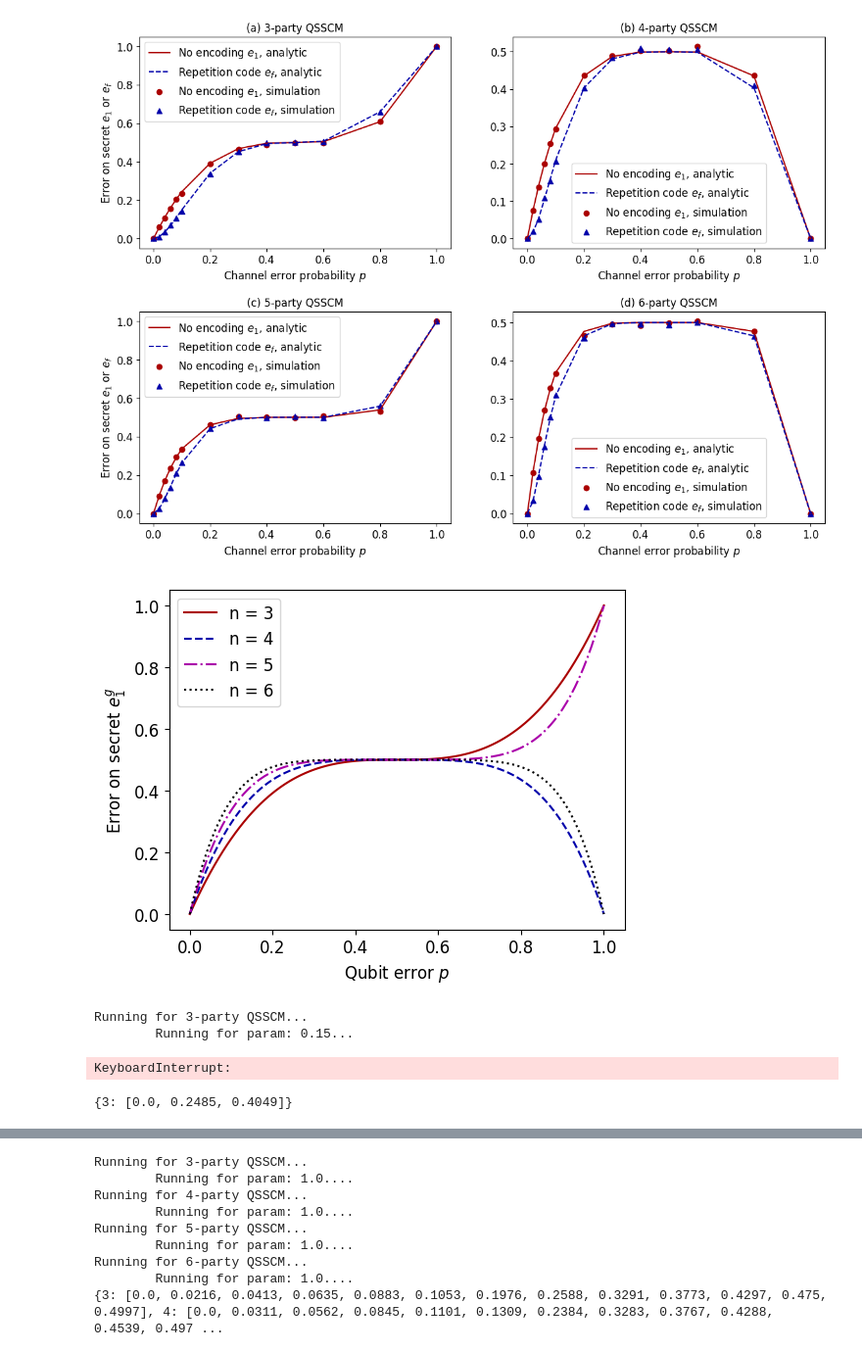
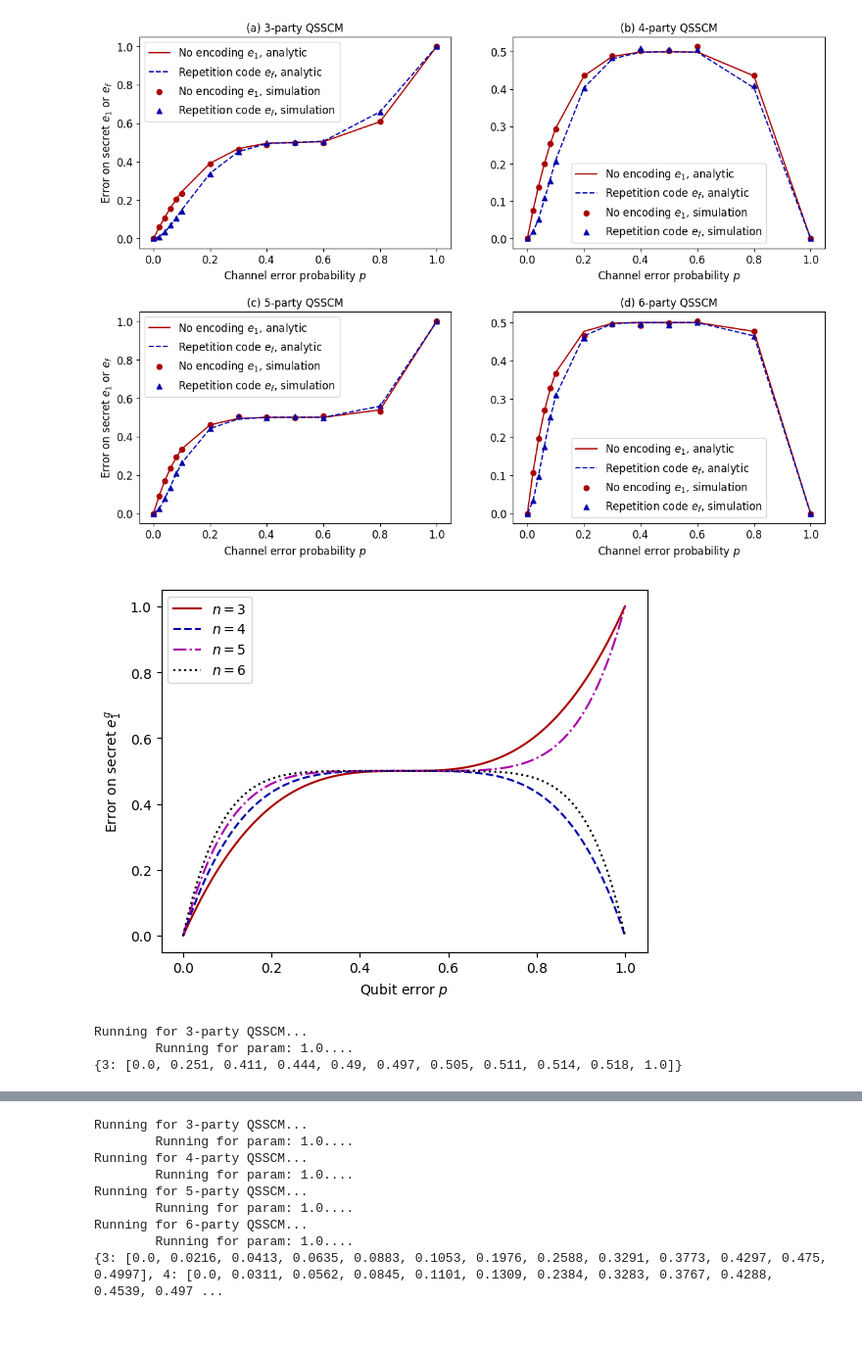
Before and after one commit to sp-k/NoisyQSS, a Jupyter notebook: Untitled.ipynb, the cells around one changed output, grey strips where cells are left out. Shown at 98% size. Drawn from its saved outputs; the diff is of its cells as text; code cells hidden in the pictures; blank space fills up the shorter version.

```diff
--- a/Untitled.ipynb
+++ b/Untitled.ipynb
@@ -258,25 +261,25 @@ show()
 # %%
 from matplotlib.pyplot import subplots, legend, show, savefig
 
 phys_err = [i/100 for i in range(101)]
 
 _, ax = subplots(1, 1)
-ax.plot(phys_err, [0.5*(1-(1-2*p)**3) for p in phys_err], label = r'n = 3', color = '#a00')
-ax.plot(phys_err, [0.5*(1-(1-2*p)**4) for p in phys_err], label = r'n = 4', ls = '--', color = '#00a')
-ax.plot(phys_err, [0.5*(1-(1-2*p)**5) for p in phys_err], label = r'n = 5', ls = '-.', color = '#a0a')
-ax.plot(phys_err, [0.5*(1-(1-2*p)**6) for p in phys_err], label = r'n = 6', ls = ':', color = '#000')
+ax.plot(phys_err, [0.5*(1-(1-2*p)**3) for p in phys_err], label = r'$n = 3$', color = '#a00')
+ax.plot(phys_err, [0.5*(1-(1-2*p)**4) for p in phys_err], label = r'$n = 4$', ls = '--', color = '#00a')
+ax.plot(phys_err, [0.5*(1-(1-2*p)**5) for p in phys_err], label = r'$n = 5$', ls = '-.', color = '#a0a')
+ax.plot(phys_err, [0.5*(1-(1-2*p)**6) for p in phys_err], label = r'$n = 6$', ls = ':', color = '#000')
 
 
 ax.set_xlabel(r'Qubit error $p$')
 ax.set_ylabel(r'Error on secret $e_1^g$')
 
 legend()
 
 savefig("err_flip_gen.png", format="png", bbox_inches="tight")
 
 show()
 # %% [output]
-[figure, old version]
+[figure, new version]
 # %%
 class five_qubit_code:
     def __init__(self):
@@ -441,9 +444,9 @@ from qiskit.quantum_info import DensityMatrix, Operator, Pauli, partial_trace
 
 QEC5 = five_qubit_code()
 
-num_parties = [3, 4, 5, 6]
+num_parties = [3, 4, 5, 6][:1]
 
-secret = list(randint(2, size = 10000))
+secret = list(randint(2, size = 1000))
 
 Hadamard = Operator([[1/sqrt(2), 1/sqrt(2)], [1/sqrt(2), -1/sqrt(2)]])
 
@@ -583,9 +586,7 @@ for num_party in num_parties:
 print(err_mQEC5)
 # %% [output]
 Running for 3-party QSSCM...
-        Running for param: 0.15...
+        Running for param: 1.0....
+{3: [0.0, 0.251, 0.411, 0.444, 0.49, 0.497, 0.505, 0.511, 0.514, 0.518, 1.0]}
-KeyboardInterrupt:
 # %%
-err_mQEC5
+err_mQEC5 = {3: [0.0, 0.251, 0.411, 0.444, 0.49, 0.497, 0.505, 0.511, 0.514, 0.518, 1.0]}
-# %% [output]
-{3: [0.0, 0.2485, 0.4049]}
```
Also changed, not shown: parts of 13 cells of this notebook, 7 other files.
